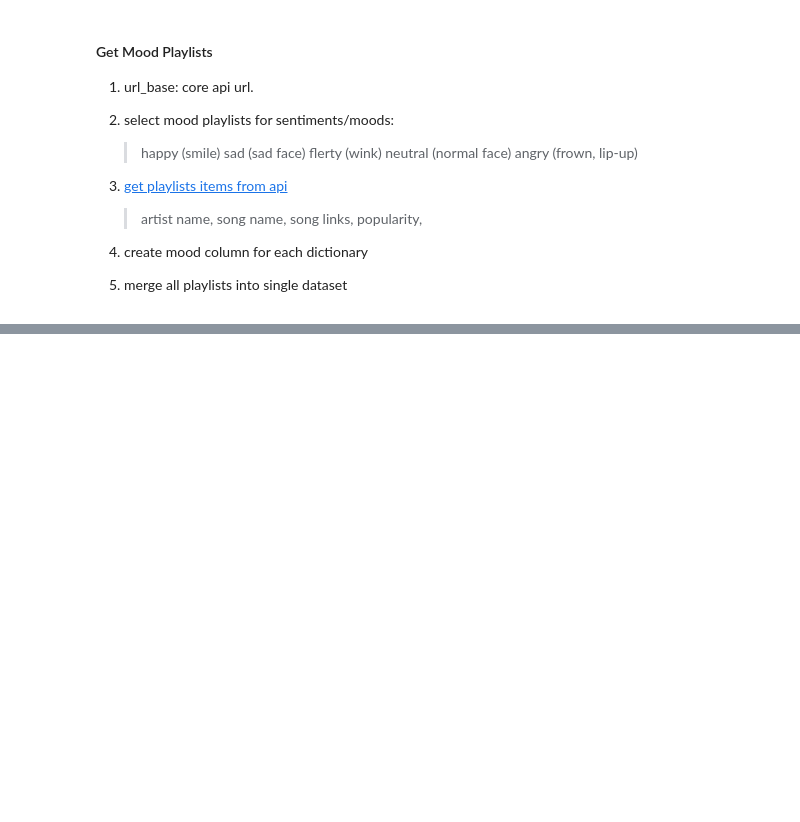
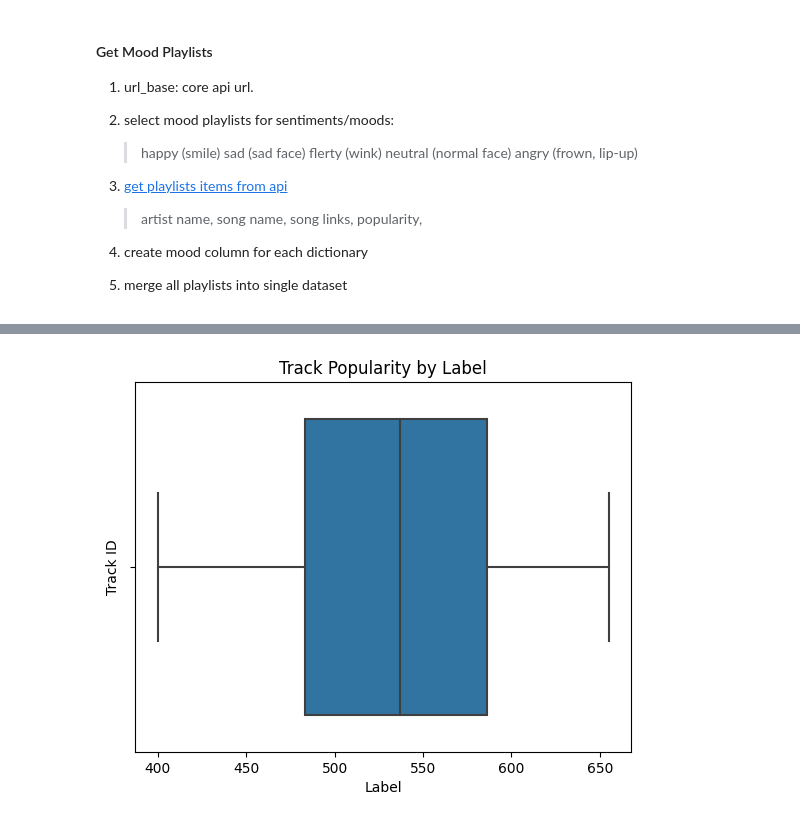
Before and after one commit to danidimarti/final-project_face-rec-sys, a Jupyter notebook: Spotify/extraction.ipynb, the cells around one changed output, grey strips where cells are left out. Drawn from its saved outputs; the diff is of its cells as text; code cells hidden in the pictures; blank space fills up the shorter version.

```diff
--- a/Spotify/extraction.ipynb
+++ b/Spotify/extraction.ipynb
@@ -198,0 +232,8 @@ df_tracks_info.to_csv('data/spotify_tracks.csv')
+# %%
+sns.boxplot(x=df_tracks_info['label'].value_counts(), data=df_tracks_info)
+plt.title('Track Popularity by Label')
+plt.xlabel('Label')
+plt.ylabel('Track ID')
+plt.show()
+# %% [output]
+[figure, added]
```
Also changed, not shown: parts of 12 cells of this notebook, 20 other files.
